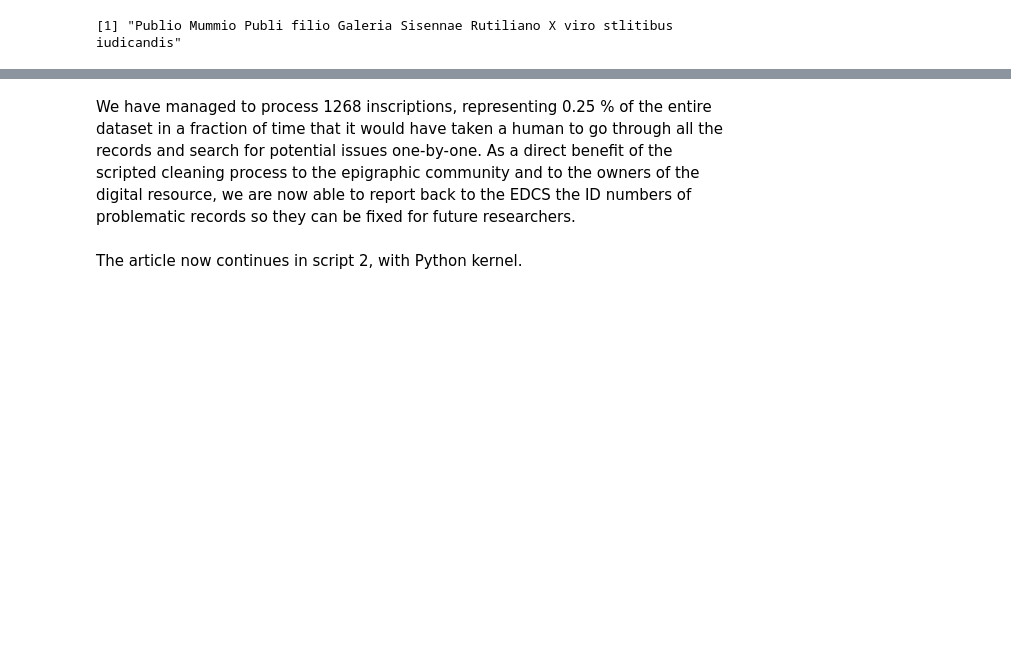
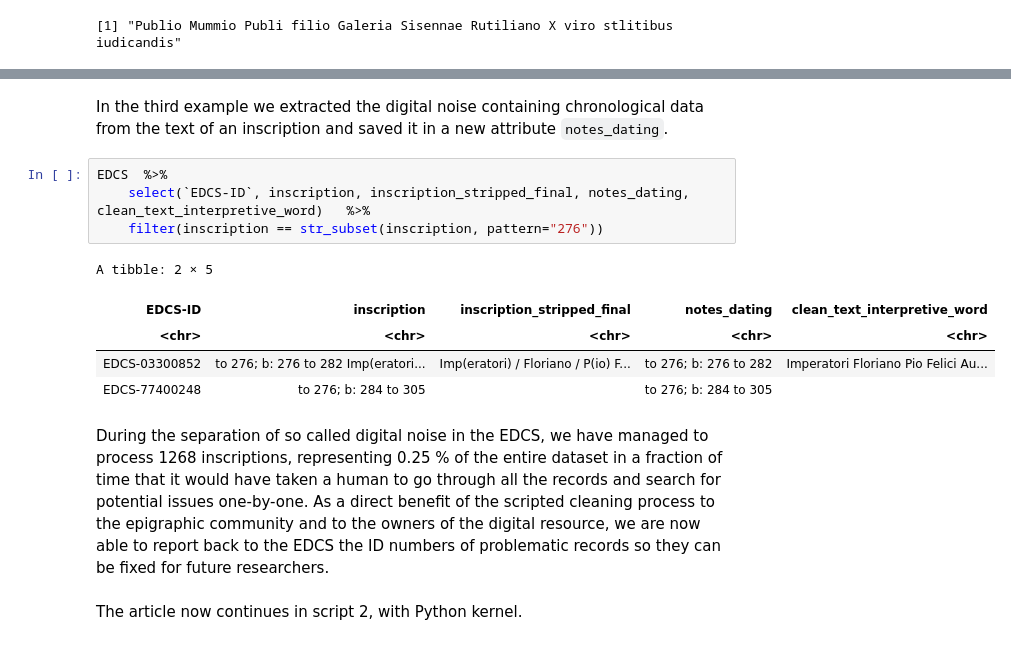
Before and after one commit to sdam-au/digital_epigraphy, a Jupyter notebook: scripts/1_data_hermeneutics_R_kernel.ipynb, the cells around one changed output, grey strips where cells are left out. Drawn from its saved outputs; the diff is of its cells as text; blank space fills up the shorter version.

```diff
--- a/scripts/1_data_hermeneutics_R_kernel.ipynb
+++ b/scripts/1_data_hermeneutics_R_kernel.ipynb
@@ -664,5 +709,17 @@ A tibble: 1 × 3
+# %% [markdown]
+In the third example we extracted the digital noise containing chronological data from the text of an inscription and saved it in a new attribute `notes_dating`.
+# %%
+EDCS  %>%
+    select(`EDCS-ID`, inscription, inscription_stripped_final, notes_dating, clean_text_interpretive_word)   %>%
+    filter(inscription == str_subset(inscription, pattern="276"))
+# %% [output]
+A tibble: 2 × 5
+| EDCS-ID | inscription | inscription_stripped_final | notes_dating | clean_text_interpretive_word |
+| <chr> | <chr> | <chr> | <chr> | <chr> |
+| EDCS-03300852 | to 276; b: 276 to 282 Imp(eratori... | Imp(eratori) / Floriano / P(io) F... | to 276; b: 276 to 282 | Imperatori Floriano Pio Felici Au... |
+| EDCS-77400248 | to 276; b: 284 to 305 |  | to 276; b: 284 to 305 |  |
 # %% [markdown]
-We have managed to process 1268 inscriptions, representing 0.25 % of the entire dataset in a fraction of time that it would have taken a human to go through all the records and search for potential issues one-by-one. As a direct benefit of the scripted cleaning process to the epigraphic community and to the owners of the digital resource, we are now able to report back to the EDCS the ID numbers of problematic records so they can be fixed for future researchers.
+During the separation of so called digital noise in the EDCS, we have managed to process 1268 inscriptions, representing 0.25 % of the entire dataset in a fraction of time that it would have taken a human to go through all the records and search for potential issues one-by-one. As a direct benefit of the scripted cleaning process to the epigraphic community and to the owners of the digital resource, we are now able to report back to the EDCS the ID numbers of problematic records so they can be fixed for future researchers.
 # %% [markdown]
 The article now continues in script 2, with Python kernel.
 # %% [markdown]
```
Also changed, not shown: parts of 13 cells of this notebook.
